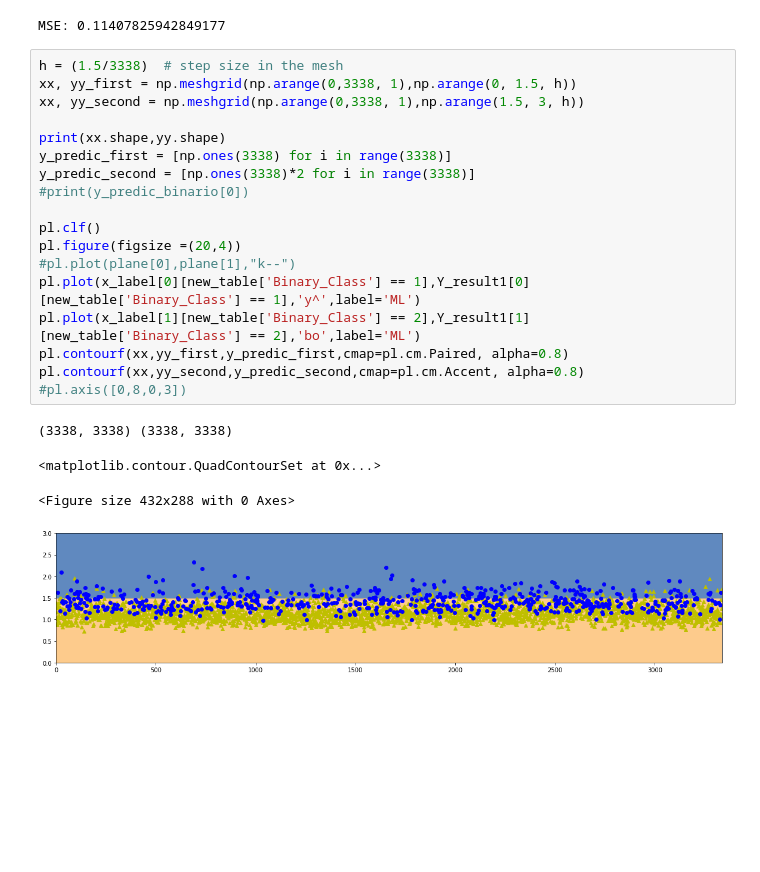
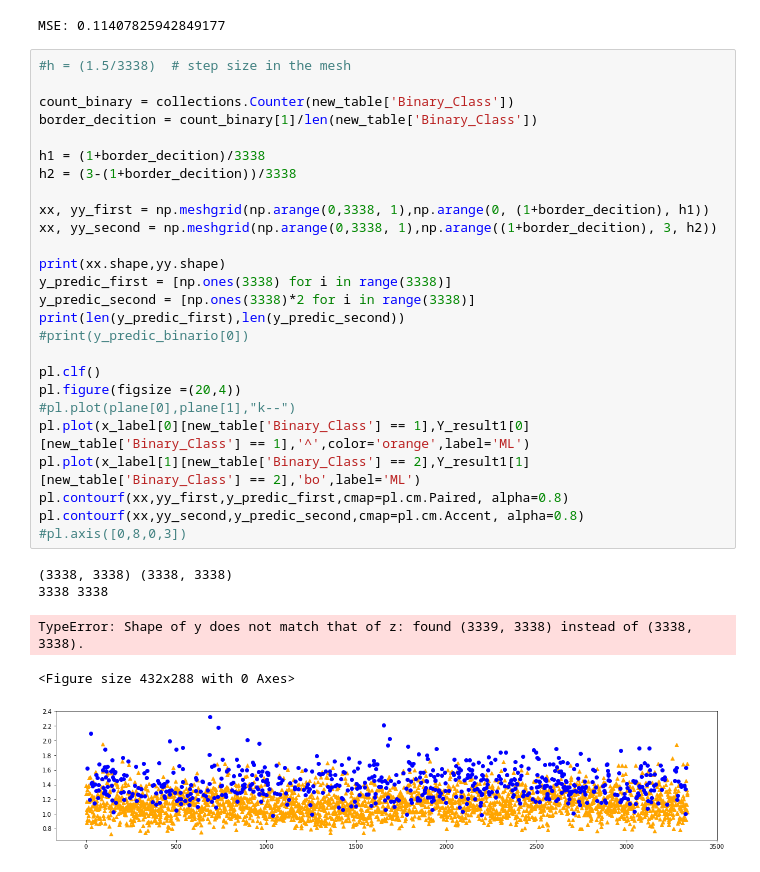
Before and after one commit to AlonsoDiCandia14/Teoria_Informacion, a Jupyter notebook: MP02/MP02.ipynb, the cells around one changed output. Cells and saved outputs as stored; diff of their text form; blank space fills up the shorter version.

```diff
--- a/MP02/MP02.ipynb
+++ b/MP02/MP02.ipynb
@@ -115,25 +116,34 @@ Y_result1 = np.asarray([Y_result1,Y_result1])
 # %% [output]
 MSE: 0.11407825942849177
 # %%
-h = (1.5/3338)  # step size in the mesh
-xx, yy_first = np.meshgrid(np.arange(0,3338, 1),np.arange(0, 1.5, h))
-xx, yy_second = np.meshgrid(np.arange(0,3338, 1),np.arange(1.5, 3, h))
+#h = (1.5/3338)  # step size in the mesh
+
+count_binary = collections.Counter(new_table['Binary_Class'])
+border_decition = count_binary[1]/len(new_table['Binary_Class'])
+
+h1 = (1+border_decition)/3338
+h2 = (3-(1+border_decition))/3338
+
+xx, yy_first = np.meshgrid(np.arange(0,3338, 1),np.arange(0, (1+border_decition), h1))
+xx, yy_second = np.meshgrid(np.arange(0,3338, 1),np.arange((1+border_decition), 3, h2))
 
 print(xx.shape,yy.shape)
 y_predic_first = [np.ones(3338) for i in range(3338)]
 y_predic_second = [np.ones(3338)*2 for i in range(3338)]
+print(len(y_predic_first),len(y_predic_second))
 #print(y_predic_binario[0])
 
 pl.clf()
 pl.figure(figsize =(20,4))
 #pl.plot(plane[0],plane[1],"k--")
-pl.plot(x_label[0][new_table['Binary_Class'] == 1],Y_result1[0][new_table['Binary_Class'] == 1],'y^',label='ML')
+pl.plot(x_label[0][new_table['Binary_Class'] == 1],Y_result1[0][new_table['Binary_Class'] == 1],'^',color='orange',label='ML')
 pl.plot(x_label[1][new_table['Binary_Class'] == 2],Y_result1[1][new_table['Binary_Class'] == 2],'bo',label='ML')
 pl.contourf(xx,yy_first,y_predic_first,cmap=pl.cm.Paired, alpha=0.8)
 pl.contourf(xx,yy_second,y_predic_second,cmap=pl.cm.Accent, alpha=0.8)
 #pl.axis([0,8,0,3])
 # %% [output]
 (3338, 3338) (3338, 3338)
+3338 3338
-<matplotlib.contour.QuadContourSet at 0x...>
+TypeError: Shape of y does not match that of z: found (3339, 3338) instead of (3338, 3338).
 <Figure size 432x288 with 0 Axes>
-[figure, old version]
+[figure, new version]
```
Also changed, not shown: parts of 1 cell of this notebook.
